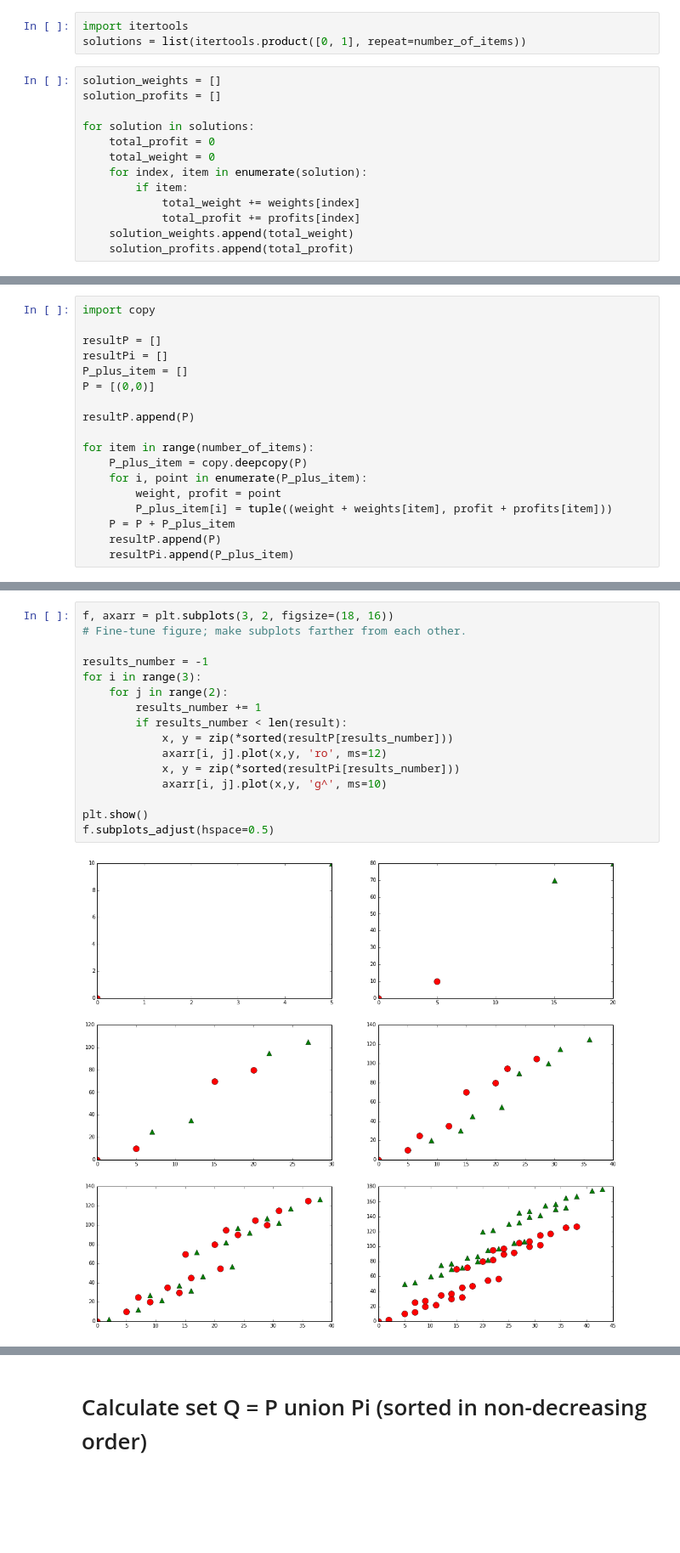
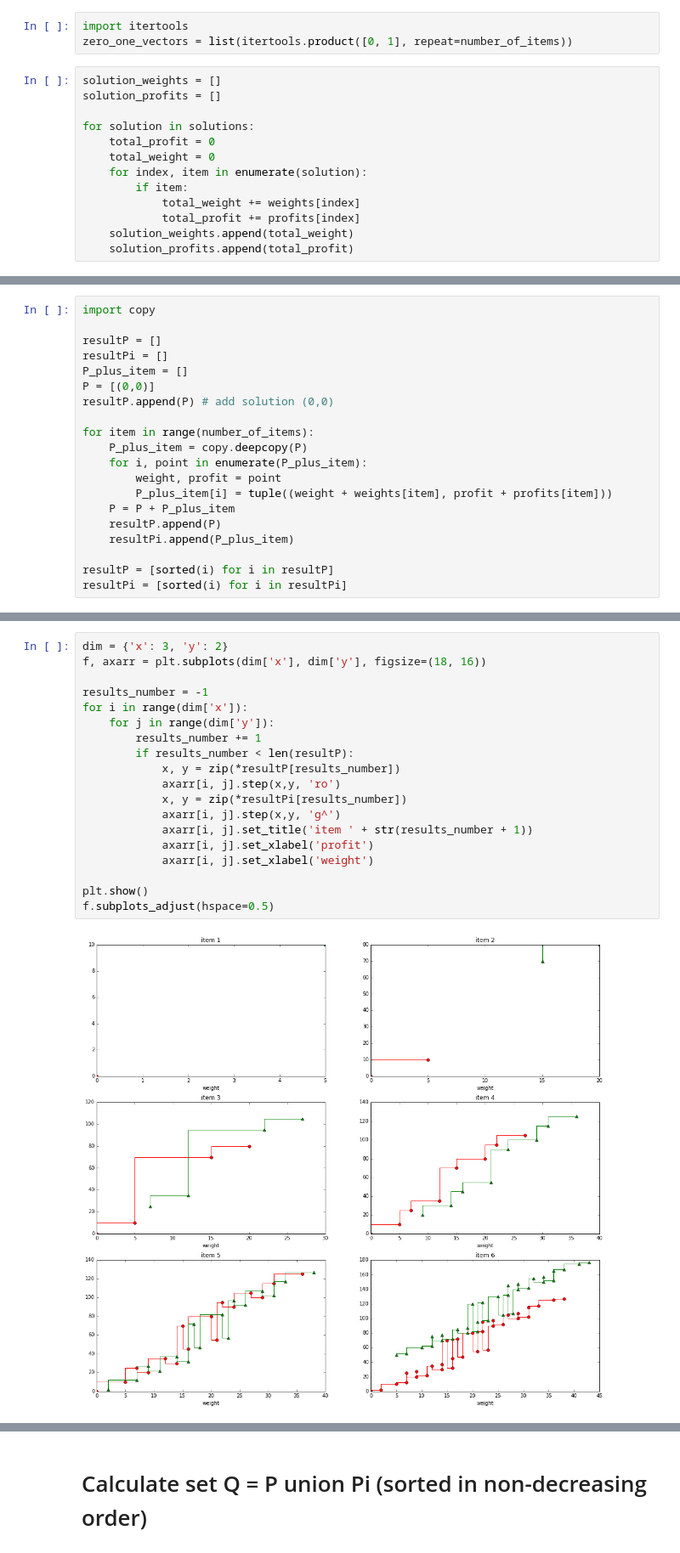
Before and after one commit to stashkov/pearls_of_algorithms, a Jupyter notebook: Nemhauser_Ullman/NemhauserUllmann.ipynb, the cells around one changed output, grey strips where cells are left out. Shown at 85% size. Cells and saved outputs as stored; diff of their text form; blank space fills up the shorter version.

```diff
--- a/Nemhauser_Ullman/NemhauserUllmann.ipynb
+++ b/Nemhauser_Ullman/NemhauserUllmann.ipynb
@@ -45,7 +73,7 @@ For every item from 1 to n, generate a string {0,1}^n,
 where 0 means we don't pick an item, and 1 means we pick it
 # %%
 import itertools
-solutions = list(itertools.product([0, 1], repeat=number_of_items))
+zero_one_vectors = list(itertools.product([0, 1], repeat=number_of_items))
 # %%
 solution_weights = []
 solution_profits = []
@@ -81,8 +131,7 @@ resultP = []
 resultPi = []
 P_plus_item = []
 P = [(0,0)]
-
-resultP.append(P)
+resultP.append(P) # add solution (0,0)
 
 for item in range(number_of_items):
     P_plus_item = copy.deepcopy(P)
@@ -92,3 +141,6 @@ for item in range(number_of_items):
     P = P + P_plus_item
     resultP.append(P)
     resultPi.append(P_plus_item)
+
+resultP = [sorted(i) for i in resultP]
+resultPi = [sorted(i) for i in resultPi]
@@ -97,18 +154,21 @@ for item in range(number_of_items):
 # %%
-f, axarr = plt.subplots(3, 2, figsize=(18, 16))
-# Fine-tune figure; make subplots farther from each other.
+dim = {'x': 3, 'y': 2}
+f, axarr = plt.subplots(dim['x'], dim['y'], figsize=(18, 16))
 
 results_number = -1
-for i in range(3):
-    for j in range(2):
+for i in range(dim['x']):
+    for j in range(dim['y']):
         results_number += 1
-        if results_number < len(result):
-            x, y = zip(*sorted(resultP[results_number]))
-            axarr[i, j].plot(x,y, 'ro', ms=12)
-            x, y = zip(*sorted(resultPi[results_number]))
-            axarr[i, j].plot(x,y, 'g^', ms=10)
+        if results_number < len(resultP):
+            x, y = zip(*resultP[results_number])
+            axarr[i, j].step(x,y, 'ro')
+            x, y = zip(*resultPi[results_number])
+            axarr[i, j].step(x,y, 'g^')
+            axarr[i, j].set_title('item ' + str(results_number + 1))
+            axarr[i, j].set_xlabel('profit')
+            axarr[i, j].set_xlabel('weight')
 
 plt.show()
 f.subplots_adjust(hspace=0.5)
 # %% [output]
-[figure, old version]
+[figure, new version]
```
Also changed, not shown: parts of 24 cells of this notebook.
